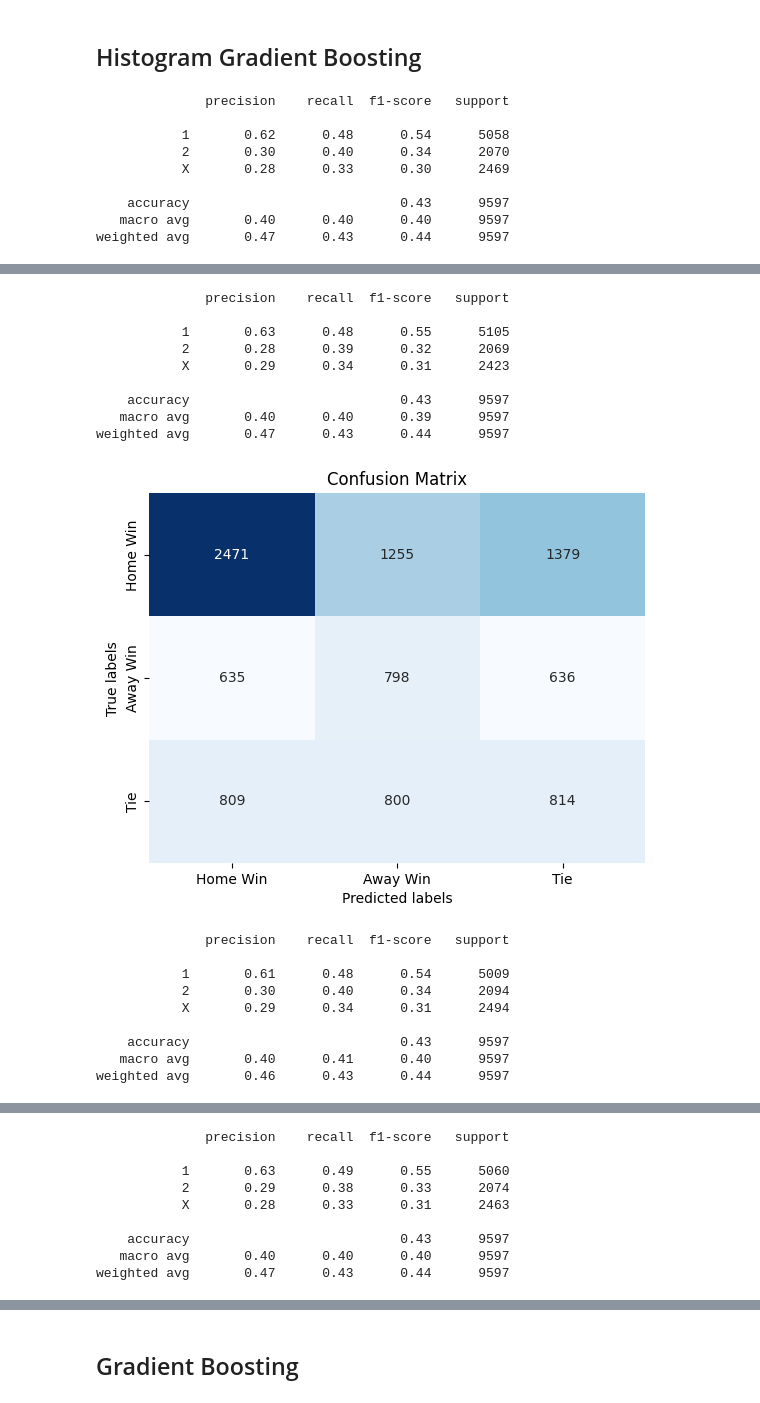
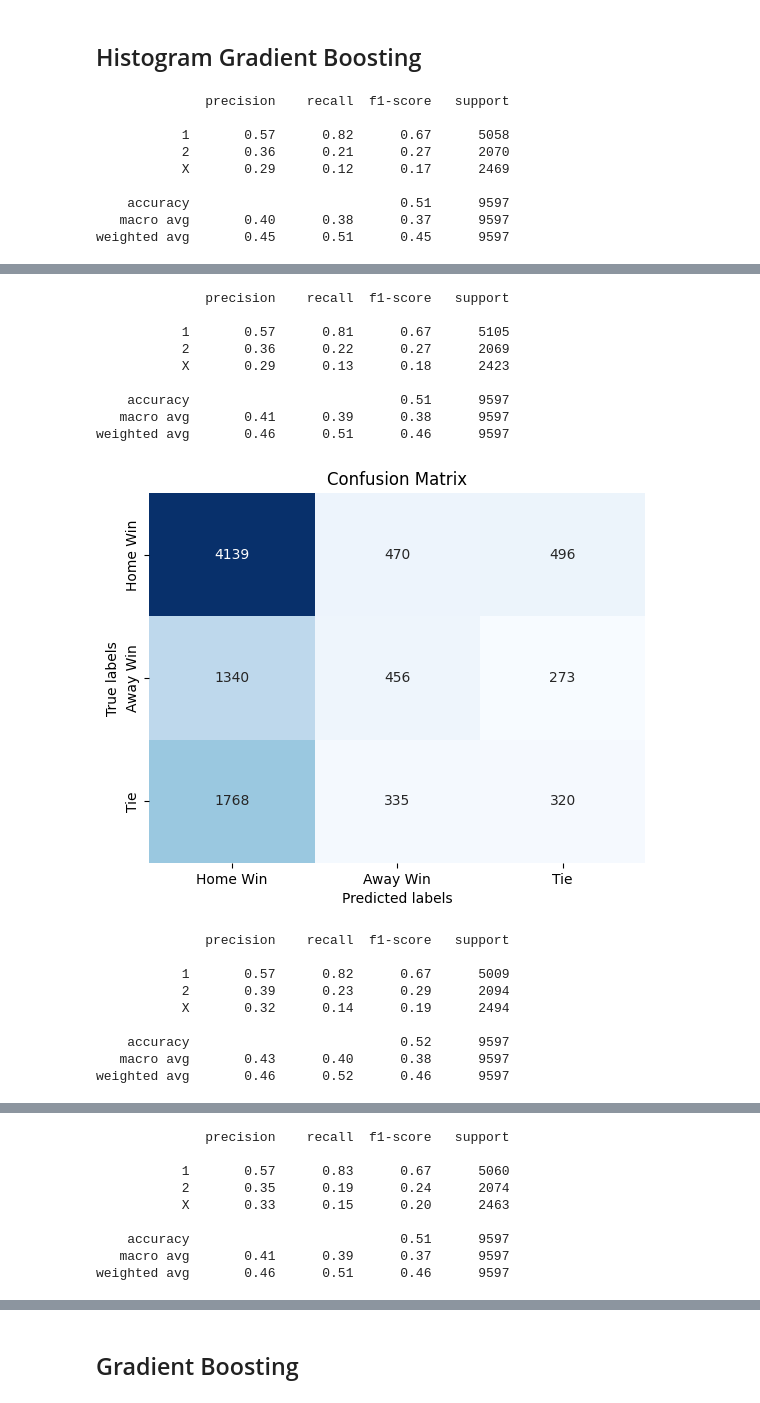
Before and after one commit to ManuIluro22/LaLiga, a Jupyter notebook: analysis/ModelAnalysis2.ipynb, the cells around one changed output, grey strips where cells are left out. Drawn from its saved outputs; the diff is of its cells as text; code cells hidden in the pictures.

Commit message:
Performed model training using both X_pca and X_scaled data

```diff
--- a/analysis/ModelAnalysis2.ipynb
+++ b/analysis/ModelAnalysis2.ipynb
@@ -539,9 +539,11 @@ def performance(model, y_test, y_pred, plot=True):
     class_report = classification_report(y_test, y_pred, output_dict=True)
     accuracy = class_report['accuracy']
     weighted_avg_f1 = class_report['weighted avg']['f1-score']
+    if not (plot):
+        print(confusion_matrix(y_test, y_pred))
+    print(classification_report(y_test, y_pred))
+    if (plot):
 
-    if (plot):
-        print(classification_report(y_test, y_pred))
         # Plot Confusion Matrix
         labels = ["Home Win", "Away Win", "Tie"]
         sns.heatmap(confusion_matrix(y_test, y_pred),
@@ -641,10 +605,0 @@ Example of not addressing the class imbalance problem, it basically predicts tha
-# %%
-param_grid = {
-    'learning_rate': [0.1]
-
-}
-
-hgb_model = HistGradientBoostingClassifier()
-hgb_param, hgb_accuracy, hgb_f1_score = cross_val(hgb_model, X_pca, y, param_grid, plot=True, use_smote=False)
-models_performance.loc[len(models_performance)] = [type(hgb_model).__name__, hgb_accuracy,
-                                                   hgb_f1_score, hgb_param]
@@ -711,16 +612,16 @@ param_grid = {
     'l2_regularization': [0, 0.1, 0.5]
 }
 hgb_model = HistGradientBoostingClassifier()
-hgb_param, hgb_accuracy, hgb_f1_score = cross_val(hgb_model, X_pca, y, param_grid, plot=True, use_smote=True)
+hgb_param, hgb_accuracy, hgb_f1_score = cross_val(hgb_model, X_scaled, y, param_grid, plot=True, use_smote=True)
 models_performance.loc[len(models_performance)] = [type(hgb_model).__name__, hgb_accuracy,
                                                    hgb_f1_score, hgb_param]
 # %% [output]
               precision    recall  f1-score   support
 
-           1       0.62      0.48      0.54      5058
-           2       0.30      0.40      0.34      2070
-           X       0.28      0.33      0.30      2469
+           1       0.57      0.82      0.67      5058
+           2       0.36      0.21      0.27      2070
+           X       0.29      0.12      0.17      2469
 
-    accuracy                           0.43      9597
-   macro avg       0.40      0.40      0.40      9597
-weighted avg       0.47      0.43      0.44      9597
+    accuracy                           0.51      9597
+   macro avg       0.40      0.38      0.37      9597
+weighted avg       0.45      0.51      0.45      9597
@@ -728,19 +629,19 @@ weighted avg       0.47      0.43      0.44      9597
               precision    recall  f1-score   support
 
-           1       0.63      0.48      0.55      5105
-           2       0.28      0.39      0.32      2069
-           X       0.29      0.34      0.31      2423
+           1       0.57      0.81      0.67      5105
+           2       0.36      0.22      0.27      2069
+           X       0.29      0.13      0.18      2423
 
-    accuracy                           0.43      9597
-   macro avg       0.40      0.40      0.39      9597
-weighted avg       0.47      0.43      0.44      9597
+    accuracy                           0.51      9597
+   macro avg       0.41      0.39      0.38      9597
+weighted avg       0.46      0.51      0.46      9597
-[figure, old version]
+[figure, new version]
               precision    recall  f1-score   support
 
-           1       0.61      0.48      0.54      5009
-           2       0.30      0.40      0.34      2094
-           X       0.29      0.34      0.31      2494
+           1       0.57      0.82      0.67      5009
+           2       0.39      0.23      0.29      2094
+           X       0.32      0.14      0.19      2494
 
-    accuracy                           0.43      9597
-   macro avg       0.40      0.41      0.40      9597
-weighted avg       0.46      0.43      0.44      9597
+    accuracy                           0.52      9597
+   macro avg       0.43      0.40      0.38      9597
+weighted avg       0.46      0.52      0.46      9597
@@ -748,9 +649,9 @@ weighted avg       0.46      0.43      0.44      9597
               precision    recall  f1-score   support
 
-           1       0.63      0.49      0.55      5060
-           2       0.29      0.38      0.33      2074
-           X       0.28      0.33      0.31      2463
+           1       0.57      0.83      0.67      5060
+           2       0.35      0.19      0.24      2074
+           X       0.33      0.15      0.20      2463
 
-    accuracy                           0.43      9597
-   macro avg       0.40      0.40      0.40      9597
-weighted avg       0.47      0.43      0.44      9597
+    accuracy                           0.51      9597
+   macro avg       0.41      0.39      0.37      9597
+weighted avg       0.46      0.51      0.46      9597
```
Also changed, not shown: parts of 12 cells of this notebook.
